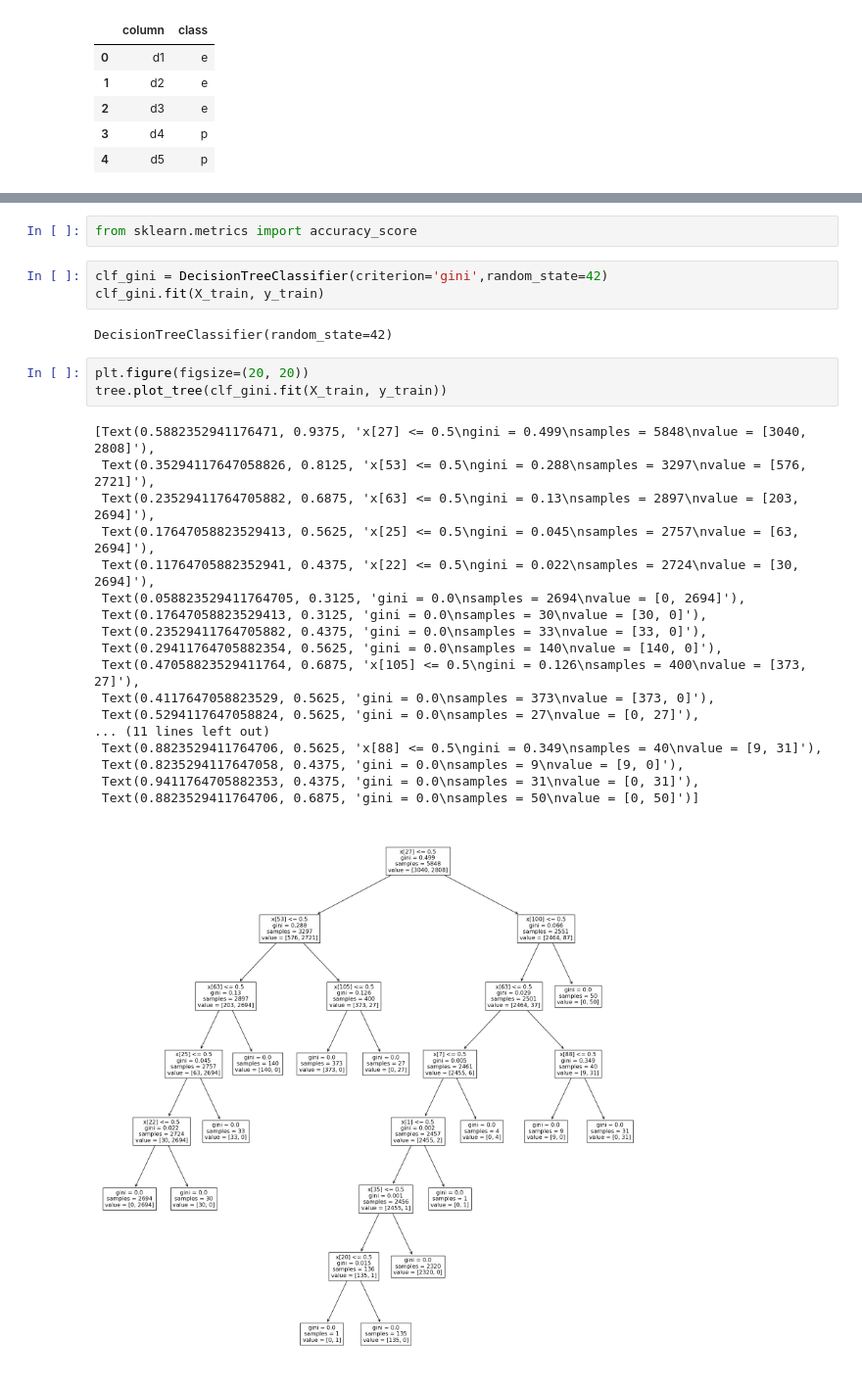
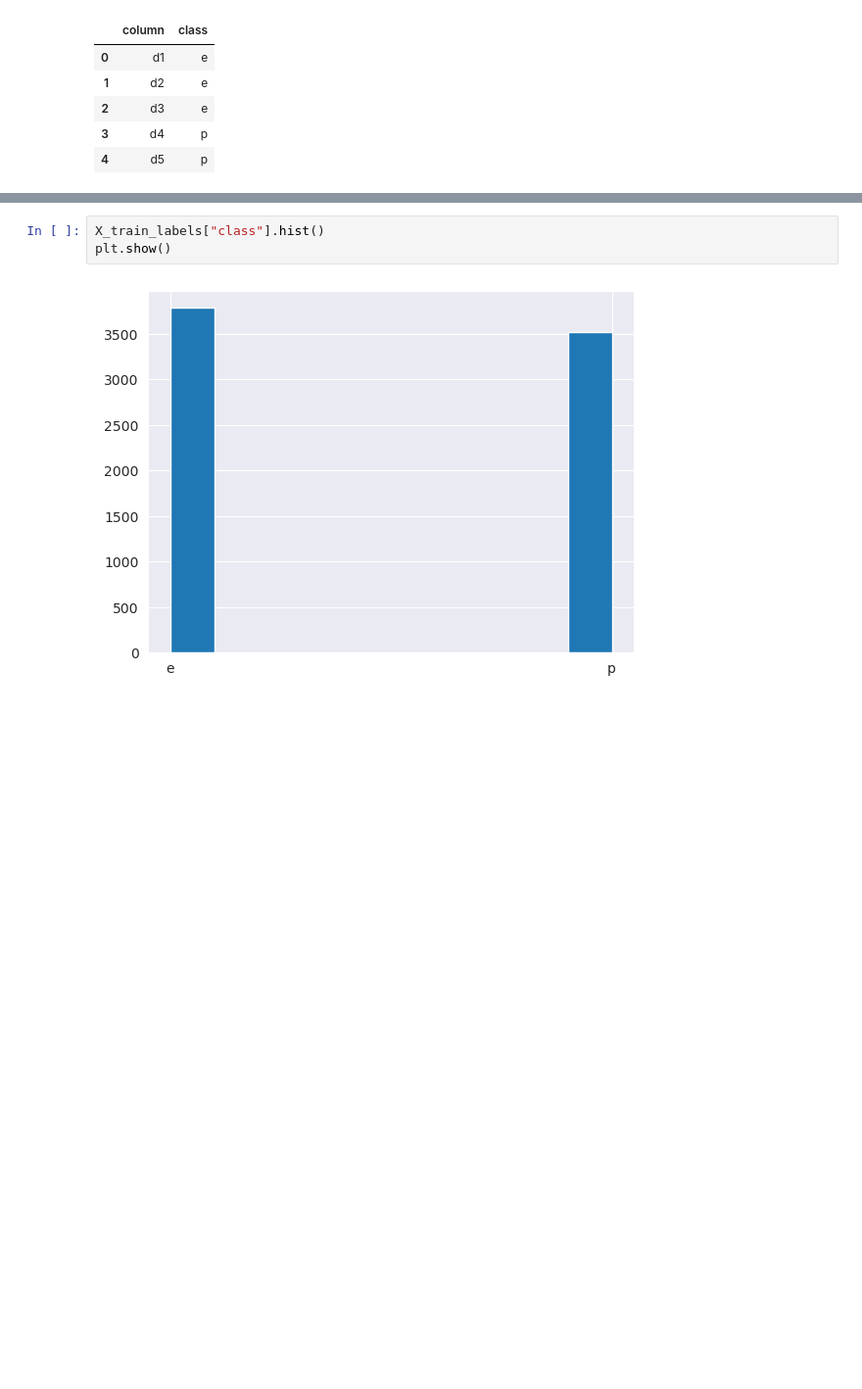
Before and after one commit to Vashi1/DSE_317_Mushroom_classification, a Jupyter notebook: training.ipynb, the cells around one changed output, grey strips where cells are left out. Shown at 98% size. Drawn from its saved outputs; the diff is of its cells as text; blank space fills up the shorter version.

```diff
--- a/training.ipynb
+++ b/training.ipynb
@@ -192,29 +140,5 @@ from sklearn import tree
-# %%
-from sklearn.metrics import accuracy_score
-# %%
-clf_gini = DecisionTreeClassifier(criterion='gini',random_state=42)
-clf_gini.fit(X_train, y_train)
-# %% [output]
-DecisionTreeClassifier(random_state=42)
-# %%
-plt.figure(figsize=(20, 20))
-tree.plot_tree(clf_gini.fit(X_train, y_train))
-# %% [output]
-[Text(0.5882352941176471, 0.9375, 'x[27] <= 0.5\ngini = 0.499\nsamples = 5848\nvalue = [3040, 2808]'),
- Text(0.35294117647058826, 0.8125, 'x[53] <= 0.5\ngini = 0.288\nsamples = 3297\nvalue = [576, 2721]'),
- Text(0.23529411764705882, 0.6875, 'x[63] <= 0.5\ngini = 0.13\nsamples = 2897\nvalue = [203, 2694]'),
- Text(0.17647058823529413, 0.5625, 'x[25] <= 0.5\ngini = 0.045\nsamples = 2757\nvalue = [63, 2694]'),
- Text(0.11764705882352941, 0.4375, 'x[22] <= 0.5\ngini = 0.022\nsamples = 2724\nvalue = [30, 2694]'),
- Text(0.058823529411764705, 0.3125, 'gini = 0.0\nsamples = 2694\nvalue = [0, 2694]'),
- Text(0.17647058823529413, 0.3125, 'gini = 0.0\nsamples = 30\nvalue = [30, 0]'),
- Text(0.23529411764705882, 0.4375, 'gini = 0.0\nsamples = 33\nvalue = [33, 0]'),
- Text(0.29411764705882354, 0.5625, 'gini = 0.0\nsamples = 140\nvalue = [140, 0]'),
- Text(0.47058823529411764, 0.6875, 'x[105] <= 0.5\ngini = 0.126\nsamples = 400\nvalue = [373, 27]'),
- Text(0.4117647058823529, 0.5625, 'gini = 0.0\nsamples = 373\nvalue = [373, 0]'),
- Text(0.5294117647058824, 0.5625, 'gini = 0.0\nsamples = 27\nvalue = [0, 27]'),
-... (11 lines left out)
- Text(0.8823529411764706, 0.5625, 'x[88] <= 0.5\ngini = 0.349\nsamples = 40\nvalue = [9, 31]'),
- Text(0.8235294117647058, 0.4375, 'gini = 0.0\nsamples = 9\nvalue = [9, 0]'),
- Text(0.9411764705882353, 0.4375, 'gini = 0.0\nsamples = 31\nvalue = [0, 31]'),
- Text(0.8823529411764706, 0.6875, 'gini = 0.0\nsamples = 50\nvalue = [0, 50]')]
-[figure, removed]
+# %%
+X_train_labels["class"].hist()
+plt.show()
+# %% [output]
+[figure, added]
```
Also changed, not shown: parts of 22 cells of this notebook, 21 other files.
